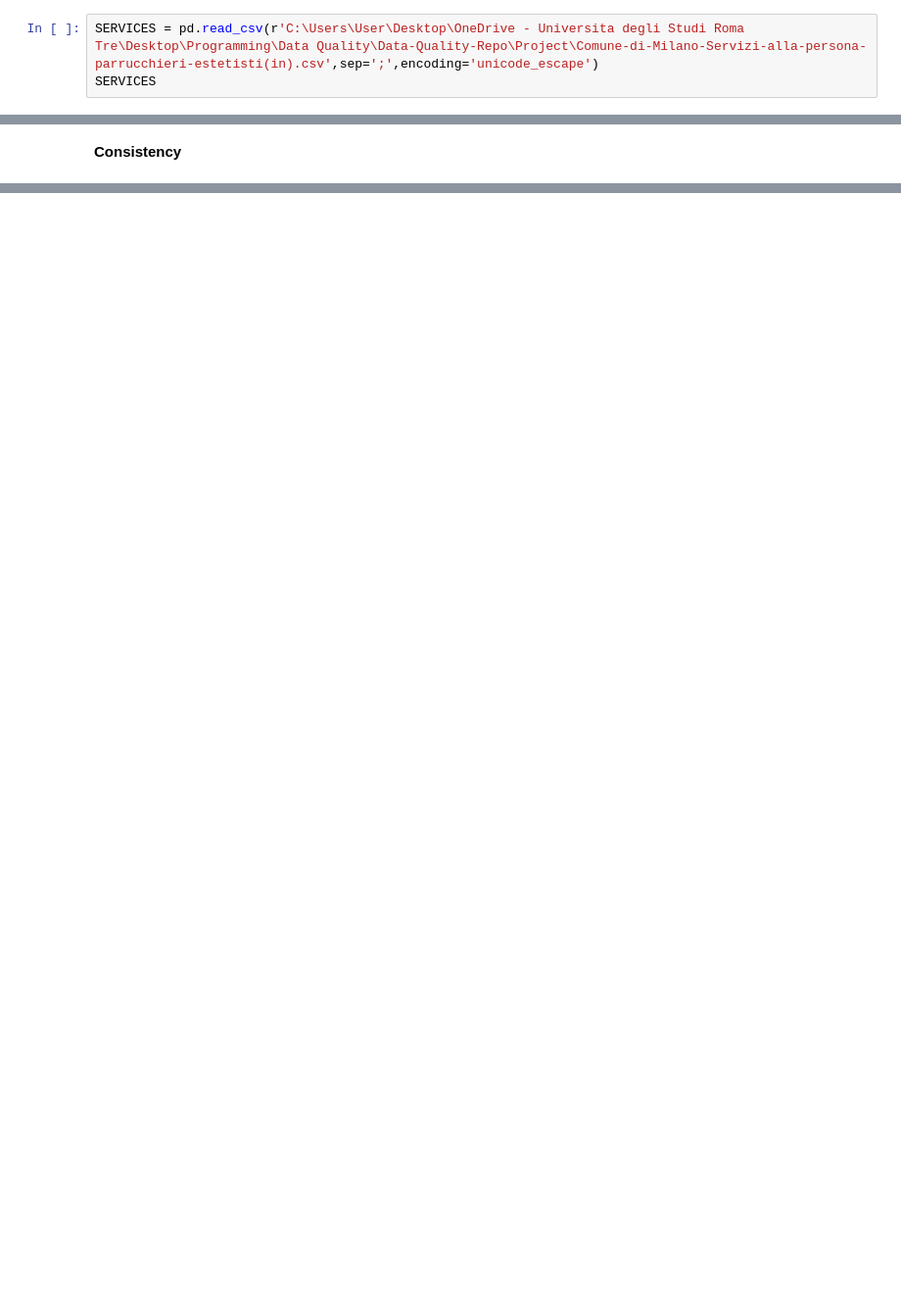
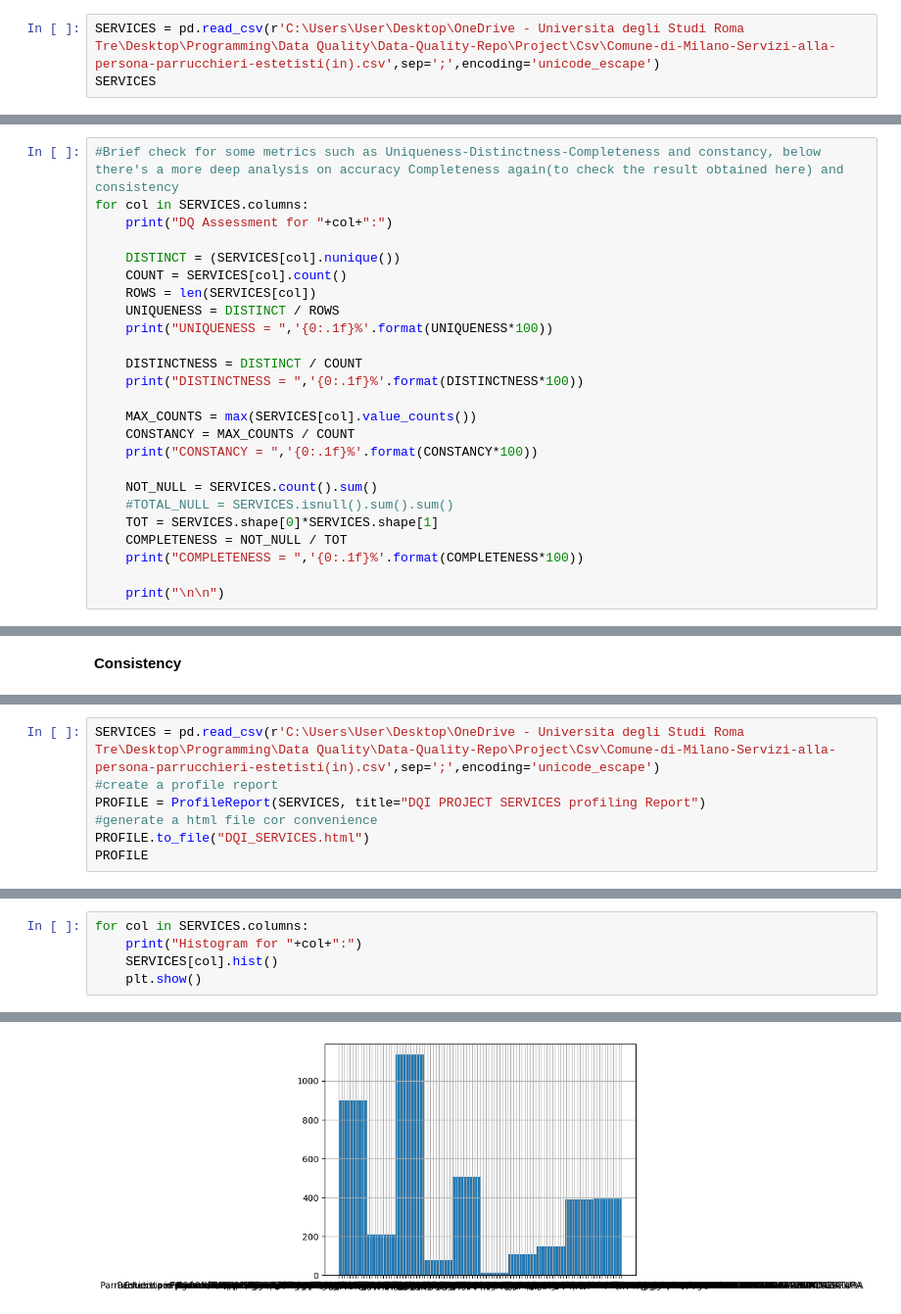
Before and after one commit to Edoardo644/Data-Quality-Repo, a Jupyter notebook: Project/Project.ipynb, the cells around one changed output, grey strips where cells are left out. Shown at 98% size. Drawn from its saved outputs; the diff is of its cells as text; blank space fills up the shorter version.

Commit message:
Data wrangling and standardization of first column

```diff
--- a/Project/Project.ipynb
+++ b/Project/Project.ipynb
@@ -16,5 +20,5 @@ from datetime import datetime
 # %%
-SERVICES = pd.read_csv(r'C:\Users\User\Desktop\OneDrive - Universita degli Studi Roma Tre\Desktop\Programming\Data Quality\Data-Quality-Repo\Project\Comune-di-Milano-Servizi-alla-persona-parrucchieri-estetisti(in).csv',sep=';',encoding='unicode_escape')
+SERVICES = pd.read_csv(r'C:\Users\User\Desktop\OneDrive - Universita degli Studi Roma Tre\Desktop\Programming\Data Quality\Data-Quality-Repo\Project\Csv\Comune-di-Milano-Servizi-alla-persona-parrucchieri-estetisti(in).csv',sep=';',encoding='unicode_escape')
 SERVICES
 # %% [output]
 |  | Tipo esercizio pa | Ubicazione | Tipo via | Via | Civico | Codice via | ZD | Prevalente | ... |
@@ -32,3 +36,28 @@ SERVICES
 3909 rows × 10 columns
 # %% [markdown]
 # **DATA QUALITY ASSESSMENT**
+# %%
+#Brief check for some metrics such as Uniqueness-Distinctness-Completeness and constancy, below there's a more deep analysis on accuracy Completeness again(to check the result obtained here) and consistency
+for col in SERVICES.columns:
+    print("DQ Assessment for "+col+":")
+
+    DISTINCT = (SERVICES[col].nunique())
+    COUNT = SERVICES[col].count()
+    ROWS = len(SERVICES[col])
+    UNIQUENESS = DISTINCT / ROWS
+    print("UNIQUENESS = ",'{0:.1f}%'.format(UNIQUENESS*100))
+
+    DISTINCTNESS = DISTINCT / COUNT
+    print("DISTINCTNESS = ",'{0:.1f}%'.format(DISTINCTNESS*100))
+
+    MAX_COUNTS = max(SERVICES[col].value_counts())
+    CONSTANCY = MAX_COUNTS / COUNT
+    print("CONSTANCY = ",'{0:.1f}%'.format(CONSTANCY*100))
+
+    NOT_NULL = SERVICES.count().sum()
+    #TOTAL_NULL = SERVICES.isnull().sum().sum()
+    TOT = SERVICES.shape[0]*SERVICES.shape[1]
+    COMPLETENESS = NOT_NULL / TOT
+    print("COMPLETENESS = ",'{0:.1f}%'.format(COMPLETENESS*100))
+
+    print("\n\n")
@@ -218,0 +342,7 @@ Rule #	Columns Involved	Rule/Check
+# %%
+SERVICES = pd.read_csv(r'C:\Users\User\Desktop\OneDrive - Universita degli Studi Roma Tre\Desktop\Programming\Data Quality\Data-Quality-Repo\Project\Csv\Comune-di-Milano-Servizi-alla-persona-parrucchieri-estetisti(in).csv',sep=';',encoding='unicode_escape')
+#create a profile report
+PROFILE = ProfileReport(SERVICES, title="DQI PROJECT SERVICES profiling Report")
+#generate a html file cor convenience
+PROFILE.to_file("DQI_SERVICES.html")
+PROFILE
@@ -218,0 +351,6 @@ Rule #	Columns Involved	Rule/Check
+# %%
+for col in SERVICES.columns:
+    print("Histogram for "+col+":")
+    SERVICES[col].hist()
+    plt.show()
+# %% [output]
@@ -218,0 +358 @@ Rule #	Columns Involved	Rule/Check
+[figure, added]
```
Also changed, not shown: parts of 21 cells of this notebook, 11 other files.
